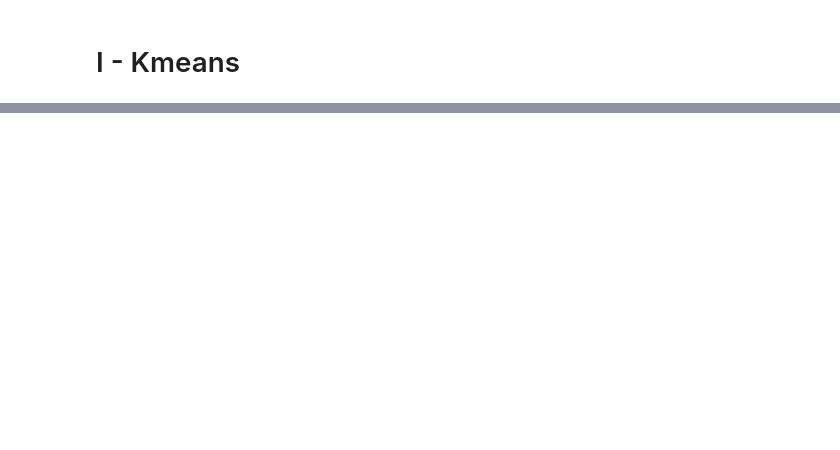
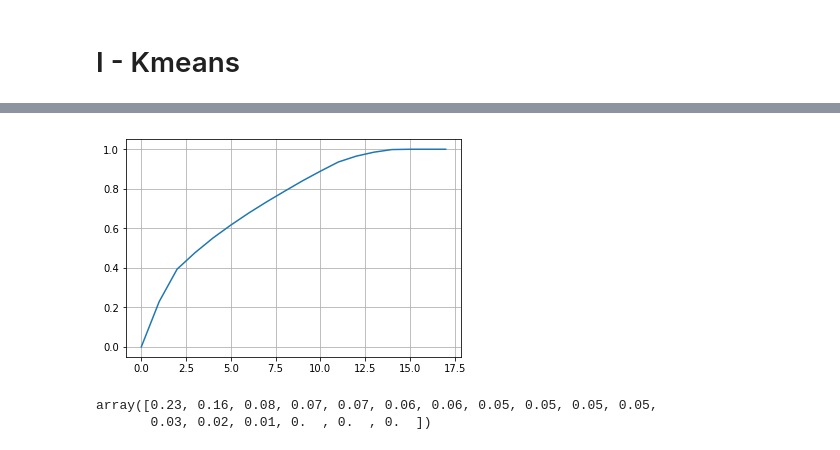
Before and after one commit to willcard/Cresus_Kaggle_Competition, a Jupyter notebook: entrainement_cresus.ipynb, the cells around one changed output, grey strips where cells are left out. Saved outputs shown, nothing was run; the diff lists cells and outputs as text; code cells hidden in the pictures; blank space fills up the shorter version.

```diff
--- a/entrainement_cresus.ipynb
+++ b/entrainement_cresus.ipynb
@@ -96,0 +158,18 @@ non_cat = train.drop(columns=cols_categorielles+['Date'])
+# %%
+sc = StandardScaler()
+n,p = features.shape
+Z = sc.fit_transform(features)
+acp = PCA(svd_solver='full')
+coord = acp.fit_transform(Z)
+
+taux = acp.explained_variance_ratio_
+taux = np.insert(taux,0,0)
+plt.plot(taux.cumsum())
+plt.grid(True)
+# %% [output]
+[figure, added]
+# %%
+taux[1:].round(2)
+# %% [output]
+array([0.23, 0.16, 0.08, 0.07, 0.07, 0.06, 0.06, 0.05, 0.05, 0.05, 0.05,
+       0.03, 0.02, 0.01, 0.  , 0.  , 0.  ])
```
Also changed, not shown: parts of 11 cells of this notebook, 1 other file.
